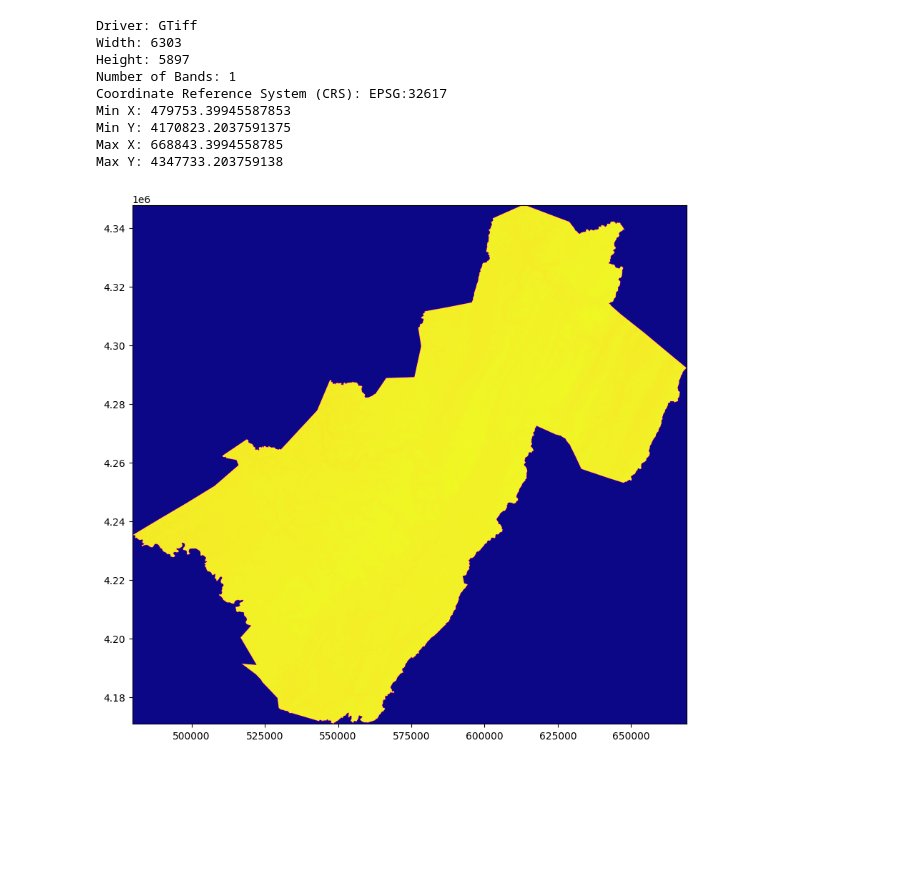
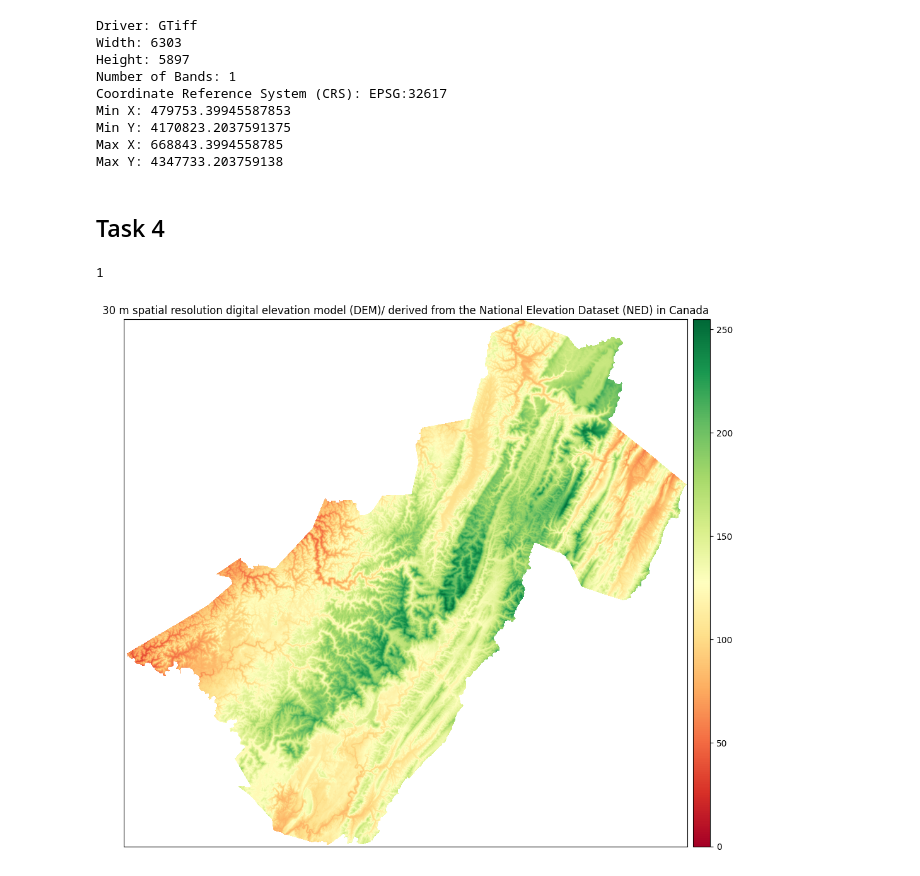
Before and after one commit to andrewlee1234567/lab2, a Jupyter notebook: assignment_2_AndrewLee.ipynb, the cells around one changed output. Cells and saved outputs as stored; diff of their text form; code cells hidden in the pictures; blank space fills up the shorter version.

```diff
--- a/assignment_2_AndrewLee.ipynb
+++ b/assignment_2_AndrewLee.ipynb
@@ -303,12 +305,23 @@ Min X: 479753.39945587853
 Min Y: 4170823.2037591375
 Max X: 668843.3994558785
 Max Y: 4347733.203759138
-# %%
-from rasterio.plot import show
-with rasterio.open("/Users/andrewlee/work/lab2/data/elev.tif") as dataset:
-    data = dataset.read(1)
-    plt.figure(figsize=(10, 10))
-    show(data, transform=dataset.transform, cmap='plasma')
-    plt.show()
-# %% [output]
-[figure, removed]
+# %% [markdown]
+## Task 4
+# %%
+dataset = rasterio.open('/Users/andrewlee/work/lab2/data/elev.tif')
+dataset.count
+# %% [output]
+1
+# %%
+import earthpy as et
+import earthpy.plot as ep
+import rasterio as rio
+with rio.open("/Users/andrewlee/work/lab2/data/elev.tif") as dem_src:
+    dtm_pre_arr = dem_src.read(1, masked=True)
+ep.plot_bands(dtm_pre_arr,
+              title="30 m spatial resolution digital elevation model (DEM)/ derived from the National Elevation Dataset (NED) in Canada",
+              cmap="RdYlGn", scale=True)
+
+plt.show()
+# %% [output]
+[figure, added]
```
Also changed, not shown: parts of 4 cells of this notebook.
